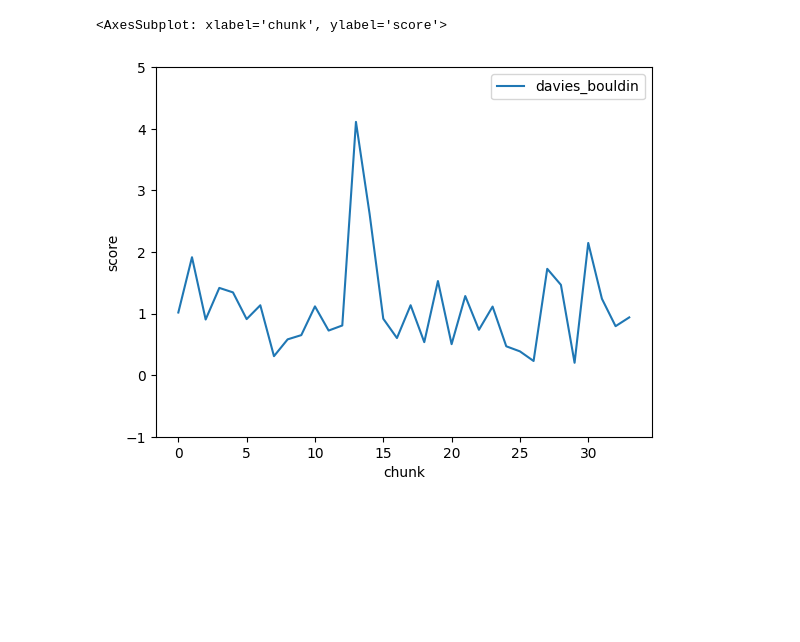
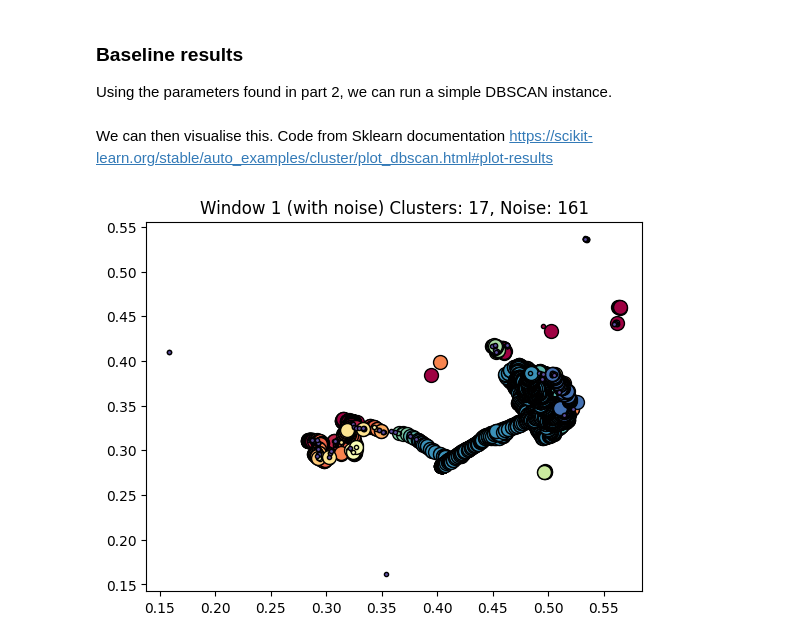
Before and after one commit to daveg1/Honours-Clustering-Telemetry, a Jupyter notebook: Python/3_baseline.ipynb, the cells around one changed output. Drawn from its saved outputs; the diff is of its cells as text; code cells hidden in the pictures; blank space fills up the shorter version.

```diff
--- a/Python/3_baseline.ipynb
+++ b/Python/3_baseline.ipynb
@@ -100,5 +22,51 @@ ax.axhline(0, color='red')
-# %%
-results.plot(y='davies_bouldin', xlabel='chunk', ylabel='score', ylim=(-1,5))
-# %% [output]
-<AxesSubplot: xlabel='chunk', ylabel='score'>
-[figure, removed]
+# %% [markdown]
+### Baseline results
+
+Using the parameters found in part 2, we can run a simple DBSCAN instance.
+# %%
+db = DBSCAN(eps=0.15, min_samples=9).fit(X)
+# %% [markdown]
+We can then visualise this. Code from Sklearn documentation https://scikit-learn.org/stable/auto_examples/cluster/plot_dbscan.html#plot-results
+# %%
+def plot_clusters(db, title, show_noise=True):
+	unique_labels = set(db.labels_)
+	core_samples_mask = np.zeros_like(db.labels_, dtype=bool)
+	core_samples_mask[db.core_sample_indices_] = True
+
+	colors = [plt.cm.Spectral(each) for each in np.linspace(0, 1, len(unique_labels))]
+
+	for k, color in zip(unique_labels, colors):
+		if k == -1 and not show_noise:
+			# Black used for noise
+			color = [0, 0, 0, 1]
+			continue
+
+		class_member_mask = db.labels_ == k
+
+		core_samples = X[class_member_mask & core_samples_mask]
+
+		plt.plot(
+			core_samples['Easting'],
+			core_samples['Northing'],
+			"o",
+			markerfacecolor=tuple(color),
+			markeredgecolor='k',
+			markersize=10,
+		)
+
+		non_core_samples = X[class_member_mask & ~core_samples_mask]
+		plt.plot(
+			non_core_samples['Easting'],
+			non_core_samples['Northing'],
+			"o",
+			markerfacecolor=tuple(color),
+			markeredgecolor='k',
+			markersize=3,
+		)
+
+	plt.title(f'{title} Clusters: {len(unique_labels)-1}, Noise: {list(db.labels_).count(-1)}')
+	plt.show()
+# %%
+plot_clusters(db, 'Window 1 (with noise)')
+# %% [output]
+[figure, added]
```
Also changed, not shown: parts of 10 cells of this notebook, 2 other files.
